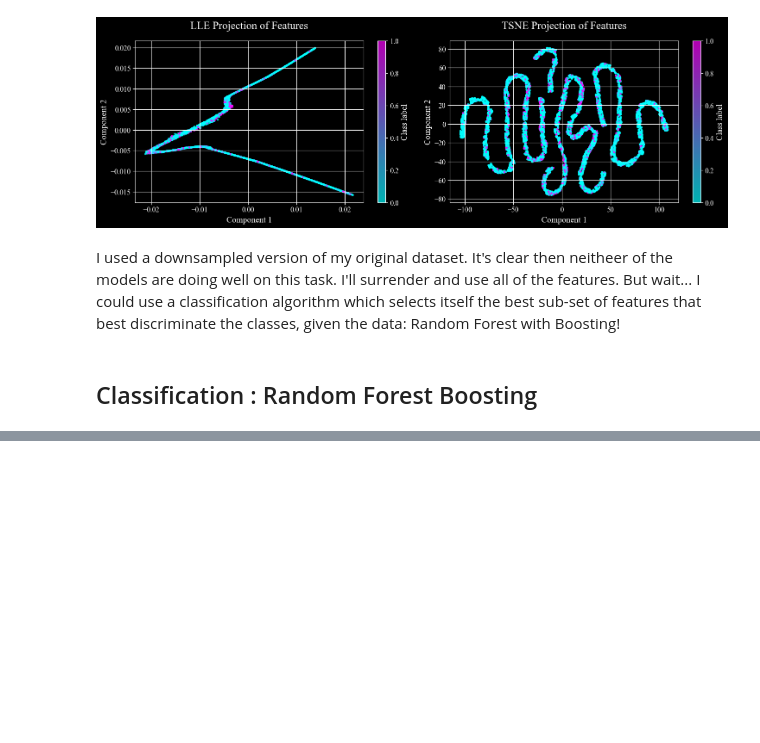
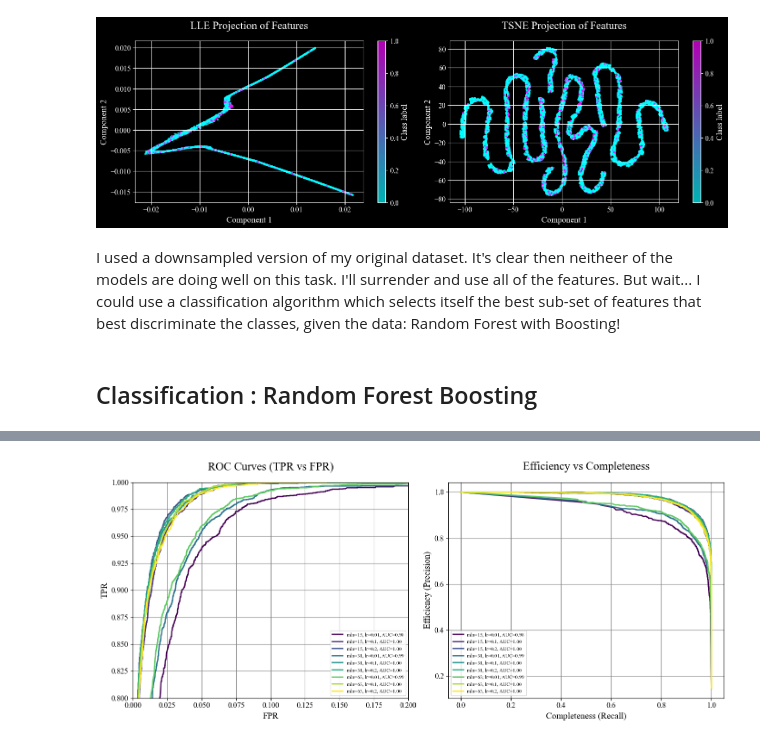
Before and after one commit to Richardforphys/Astrostatistics, a Jupyter notebook: Notebooks/Exam/LIGO/LIGO_v2/LIGO2.ipynb, the cells around one changed output, grey strips where cells are left out. Cells and saved outputs as stored; diff of their text form; code cells hidden in the pictures; blank space fills up the shorter version.

```diff
--- a/Notebooks/Exam/LIGO/LIGO_v2/LIGO2.ipynb
+++ b/Notebooks/Exam/LIGO/LIGO_v2/LIGO2.ipynb
@@ -142,0 +146,77 @@ I used a downsampled version of my original dataset. It's clear then neitheer of
+# %%
+X_train, X_temp, y_train, y_temp = train_test_split(X, y, test_size=0.6, random_state=42, shuffle=True)
+X_test, X_cv, y_test, y_cv = train_test_split(X_temp, y_temp, test_size=0.5, random_state=42, shuffle=True)
+# %%
+classifier = HGBC(loss='log_loss',
+                 learning_rate=0.1,
+                 max_leaf_nodes=31,
+                 class_weight='balanced',
+                 verbose=2)
+# %%
+from sklearn.metrics import roc_curve, auc, precision_recall_curve
+from sklearn.base import clone
+
+# Get all param combinations
+param_grid = {
+    'max_leaf_nodes': [15, 31, 63],
+    'learning_rate': [0.01, 0.1, 0.2]
+}
+
+from itertools import product
+param_combinations = list(product(param_grid['max_leaf_nodes'], param_grid['learning_rate']))
+
+# Prepare figure
+fig, axs = plt.subplots(1, 2, figsize=(14, 6))
+colors = plt.cm.viridis(np.linspace(0, 1, len(param_combinations)))
+
+best_auc = 0
+best_model = None
+best_params = None
+
+for (max_leaf_nodes, learning_rate), color in zip(param_combinations, colors):
+    # Clone and set parameters
+    model = clone(classifier)
+    model.set_params(max_leaf_nodes=max_leaf_nodes, learning_rate=learning_rate)
+
+    # Fit on entire training data
+    model.fit(X_train, y_train)
+
+    # Predict probabilities
+    y_probs = model.predict_proba(X_cv)[:, 1]
+
+    # ROC
+    fpr, tpr, _ = roc_curve(y_cv, y_probs)
+    roc_auc = auc(fpr, tpr)
+    label = f'mln={max_leaf_nodes}, lr={learning_rate}, AUC={roc_auc:.2f}'
+    axs[0].plot(fpr, tpr, label=label, color=color)
+
+    # Efficiency vs Completeness
+    precision, recall, _ = precision_recall_curve(y_cv, y_probs)
+    axs[1].plot(recall, precision, label=label, color=color)
+
+    if roc_auc > best_auc:
+        best_auc = roc_auc
+        best_model = model
+        best_params = {'max_leaf_nodes': max_leaf_nodes, 'learning_rate': learning_rate}
+
+print(f"Best params: {best_params}")
+print(f"Best AUC on CV set: {best_auc:.4f}")
+
+# ROC Plot
+axs[0].plot([0, 1], [0, 1], 'k--', lw=1)
+axs[0].set_title("ROC Curves (TPR vs FPR)")
+axs[0].set_xlabel("FPR")
+axs[0].set_ylabel("TPR")
+axs[0].legend(fontsize=8)
+axs[0].grid(True)
+axs[0].set_xlim(0, 0.2)
+axs[0].set_ylim(0.8, 1)
+
+axs[1].set_title("Efficiency vs Completeness")
+axs[1].set_xlabel("Completeness (Recall)")
+axs[1].set_ylabel("Efficiency (Precision)")
+axs[1].legend(fontsize=8)
+axs[1].grid(True)
+plt.tight_layout()
+plt.show()
+# %% [output]
@@ -142,0 +240 @@ I used a downsampled version of my original dataset. It's clear then neitheer of
+[figure, added]
```
Also changed, not shown: parts of 3 cells of this notebook.
